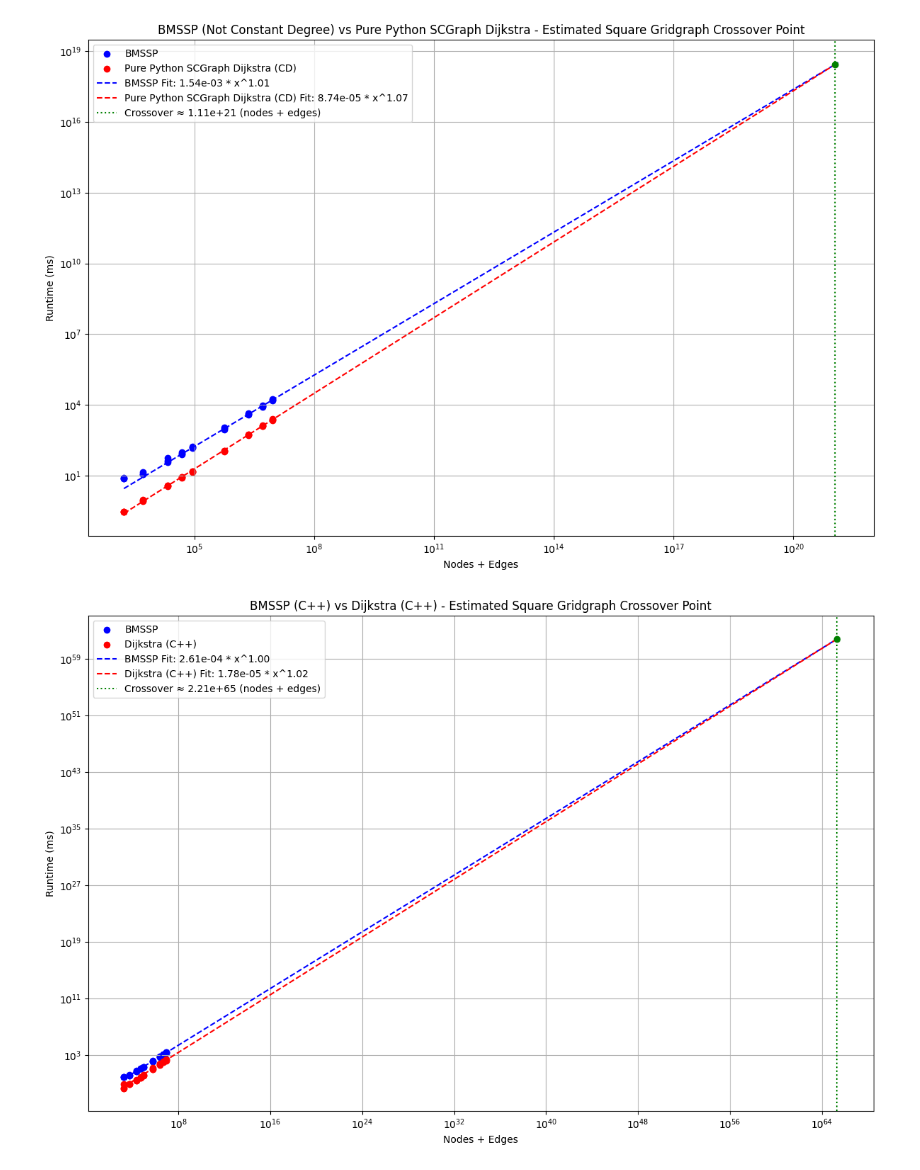
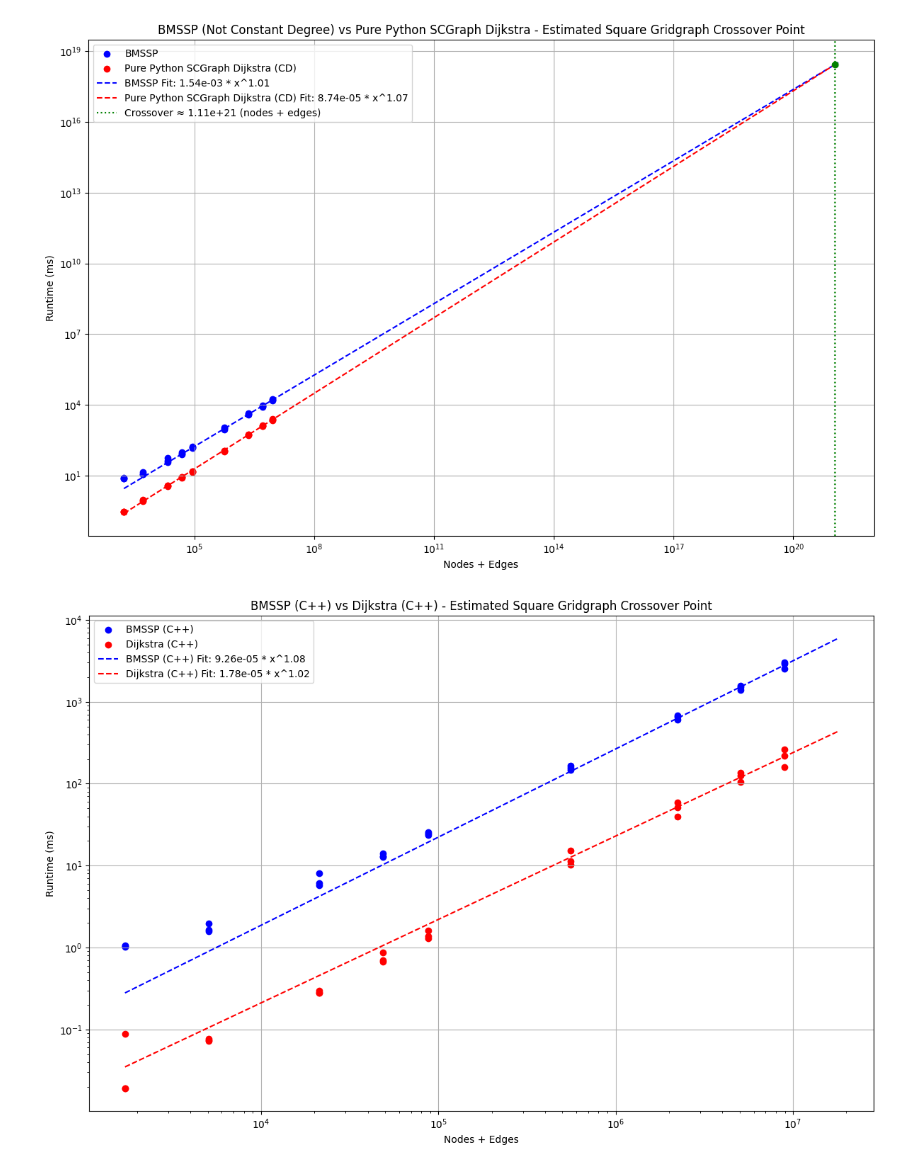
Before and after one commit to connor-makowski/bmsspy, a Jupyter notebook: benchmarking/charts.ipynb, the cells around one changed output. Saved outputs shown, nothing was run; the diff lists cells and outputs as text; code cells hidden in the pictures.

```diff
--- a/benchmarking/charts.ipynb
+++ b/benchmarking/charts.ipynb
@@ -416,18 +419,18 @@ plot_with_crossover(x_vals, y_bmssp, y_purepy, a1, b1, a2, b2, x_crossover,
 [figure]
 # %%
 x_vals = [i['graph_nodes']+i['graph_edges'] for i in gridscale_data]
-y_bmssp = [i["sc_bmssp_cpp_time_ms"] for i in gridscale_data]
+y_bmssp = [i["bmssp_cpp_time_ms"] for i in gridscale_data]
 y_dij = [i["sc_dijkstra_cpp_time_ms"] for i in gridscale_data]
 
 a1, b1 = fit_curve(x_vals, y_bmssp)
 a2, b2 = fit_curve(x_vals, y_dij)
 x_crossover = find_crossover(a1, b1, a2, b2)
 
 plot_with_crossover(x_vals, y_bmssp, y_dij, a1, b1, a2, b2, x_crossover,
     algo_1_name="BMSSP (C++)",
     algo_2_name="Dijkstra (C++)",
     title="BMSSP (C++) vs Dijkstra (C++) - Estimated Square Gridgraph Crossover Point",
     scale="log",
 )
 # %% [output]
-[figure, old version]
+[figure, new version]
```
Also changed, not shown: parts of 6 cells of this notebook, 28 other files.
